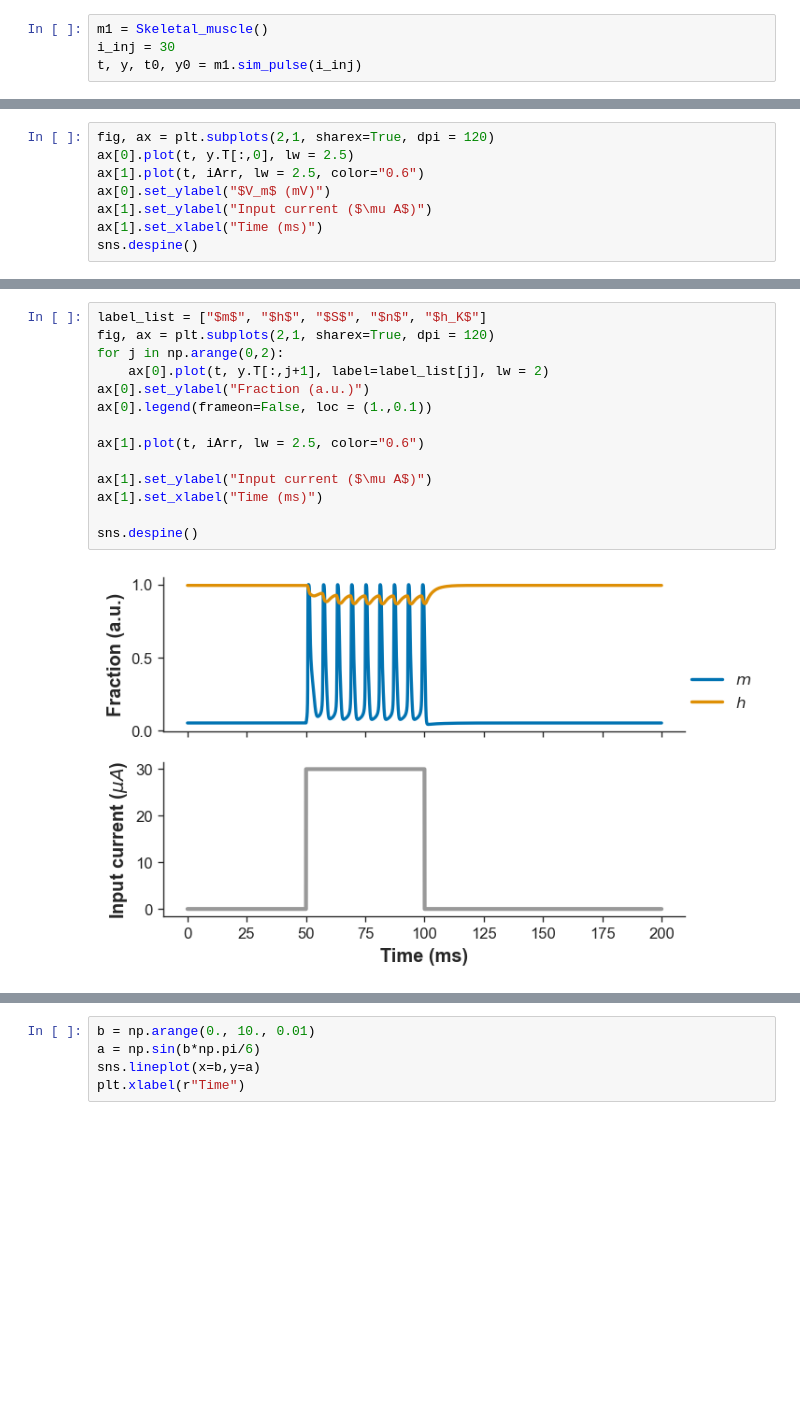
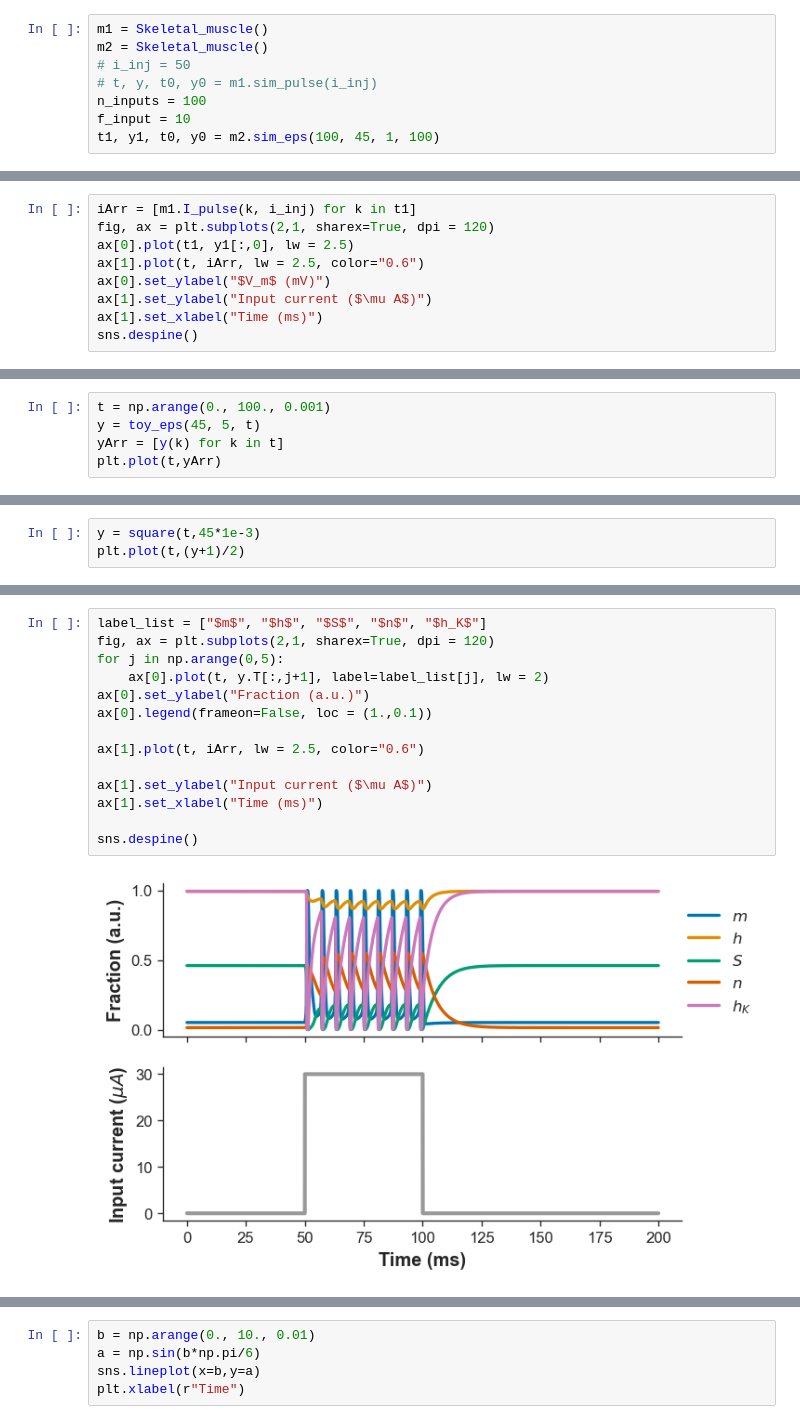
Before and after one commit to vjaltare/skeletal_muscle_yap, a Jupyter notebook: senneff_calcium_handling_08_11.ipynb, the cells around one changed output, grey strips where cells are left out. Drawn from its saved outputs; the diff is of its cells as text; blank space fills up the shorter version.

Commit message:
Add files via upload
Final edits to skeletal muscle model before Winter 2022. The EPS is working fine but calcium signaling needs fine tuning the cell parameters and looking at solvers.

```diff
--- a/senneff_calcium_handling_08_11.ipynb
+++ b/senneff_calcium_handling_08_11.ipynb
@@ -277,4 +324,8 @@ class Skeletal_muscle:
 # %%
 m1 = Skeletal_muscle()
-i_inj = 30
-t, y, t0, y0 = m1.sim_pulse(i_inj)
+m2 = Skeletal_muscle()
+# i_inj = 50
+# t, y, t0, y0 = m1.sim_pulse(i_inj)
+n_inputs = 100
+f_input = 10
+t1, y1, t0, y0 = m2.sim_eps(100, 45, 1, 100)
@@ -283,6 +567,7 @@ iArr = [m1.I_pulse(k, i_inj) for k in t]
 # %%
+iArr = [m1.I_pulse(k, i_inj) for k in t1]
 fig, ax = plt.subplots(2,1, sharex=True, dpi = 120)
-ax[0].plot(t, y.T[:,0], lw = 2.5)
+ax[0].plot(t1, y1[:,0], lw = 2.5)
 ax[1].plot(t, iArr, lw = 2.5, color="0.6")
 ax[0].set_ylabel("$V_m$ (mV)")
 ax[1].set_ylabel("Input current ($\mu A$)")
@@ -292,0 +604,5 @@ sns.despine()
+# %%
+t = np.arange(0., 100., 0.001)
+y = toy_eps(45, 5, t)
+yArr = [y(k) for k in t]
+plt.plot(t,yArr)
@@ -292,0 +612,3 @@ sns.despine()
+# %%
+y = square(t,45*1e-3)
+plt.plot(t,(y+1)/2)
@@ -293,17 +880,17 @@ sns.despine()
 # %%
 label_list = ["$m$", "$h$", "$S$", "$n$", "$h_K$"]
 fig, ax = plt.subplots(2,1, sharex=True, dpi = 120)
-for j in np.arange(0,2):
+for j in np.arange(0,5):
     ax[0].plot(t, y.T[:,j+1], label=label_list[j], lw = 2)
 ax[0].set_ylabel("Fraction (a.u.)")
 ax[0].legend(frameon=False, loc = (1.,0.1))
 
 ax[1].plot(t, iArr, lw = 2.5, color="0.6")
 
 ax[1].set_ylabel("Input current ($\mu A$)")
 ax[1].set_xlabel("Time (ms)")
 
 sns.despine()
 # %% [output]
-[figure, old version]
+[figure, new version]
 # %%
```
Also changed, not shown: parts of 22 cells of this notebook.
